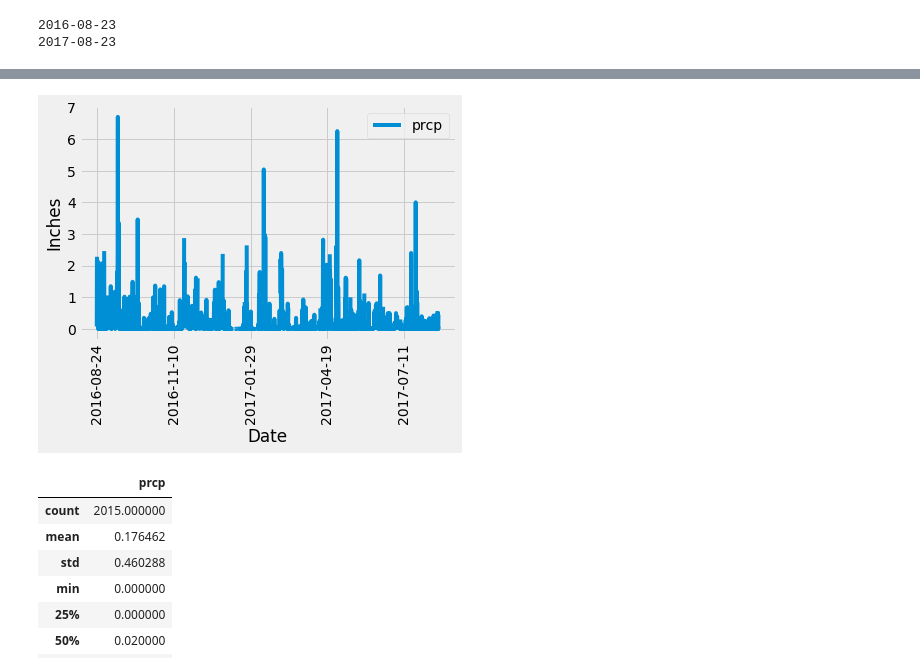
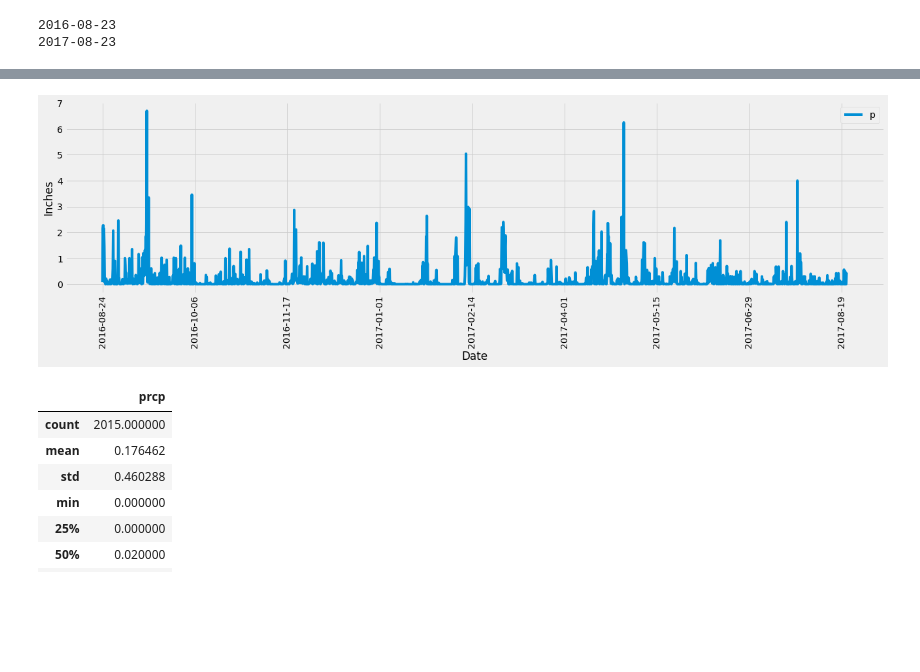
Before and after one commit to blandisc/08-homework-sqlalchemy-challenge, a Jupyter notebook: 02-Homework_10-Advanced-Data-Storage-and-Retrieval_Instructions_climate_starter.ipynb, the cells around one changed output, grey strips where cells are left out. Cells and saved outputs as stored; diff of their text form; code cells hidden in the pictures; blank space fills up the shorter version.

```diff
--- a/02-Homework_10-Advanced-Data-Storage-and-Retrieval_Instructions_climate_starter.ipynb
+++ b/02-Homework_10-Advanced-Data-Storage-and-Retrieval_Instructions_climate_starter.ipynb
@@ -153,4 +153,4 @@ rain_df = pd.DataFrame(query).set_index('date')
 rain_df = rain_df.sort_values(by='date')
 # rain_df
 # %%
-# rain_df.dropna()
+rain_df=rain_df.dropna()
@@ -163,14 +157,13 @@ rain_df = rain_df.sort_values(by='date')
 # %%
 # Use Pandas Plotting with Matplotlib to plot the data
 # Pandas
-rain_df.plot(kind='line', rot = 90)
-# rain.plot(figsize=(50,5))
+rain_df.plot(kind='line', rot = 90, figsize = (20,5))
 plt.xlabel('Date')
 plt.ylabel("Inches")
-plt.legend(loc="best")
+plt.legend(loc="best", labels ="precipitation")
 plt.show()
 # %% [output]
-[figure, old version]
+[figure, new version]
 # %%
 # Use Pandas to calcualte the summary statistics for the
 # precipitation data
```
Also changed, not shown: parts of 5 cells of this notebook.
